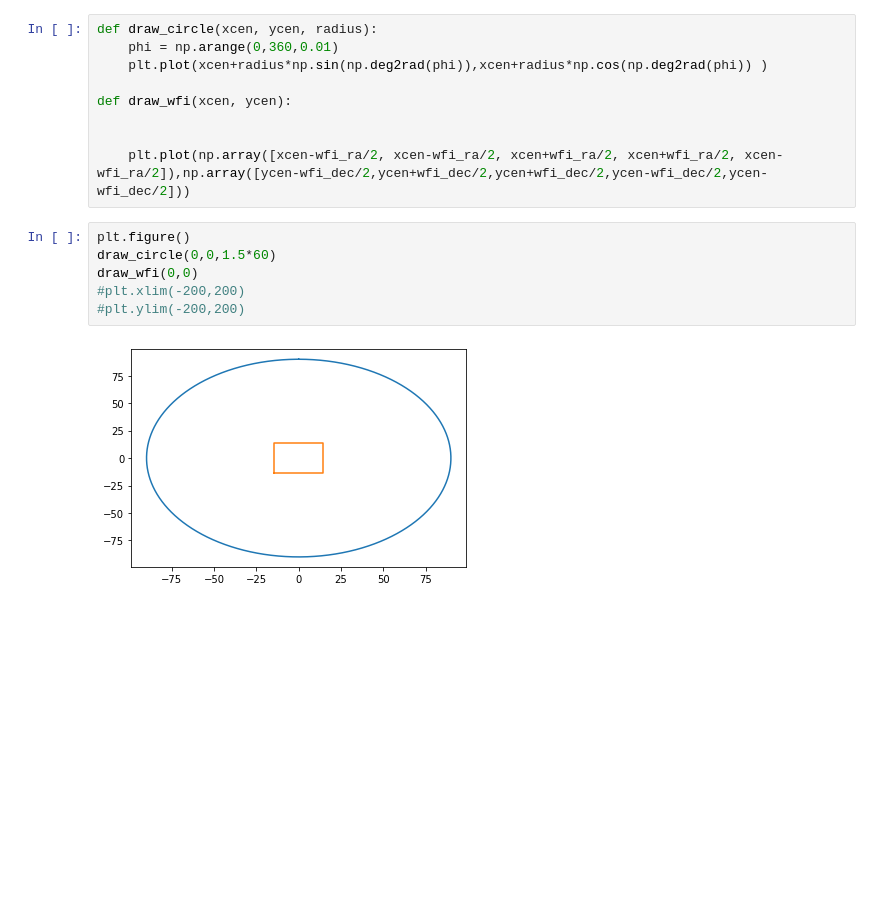
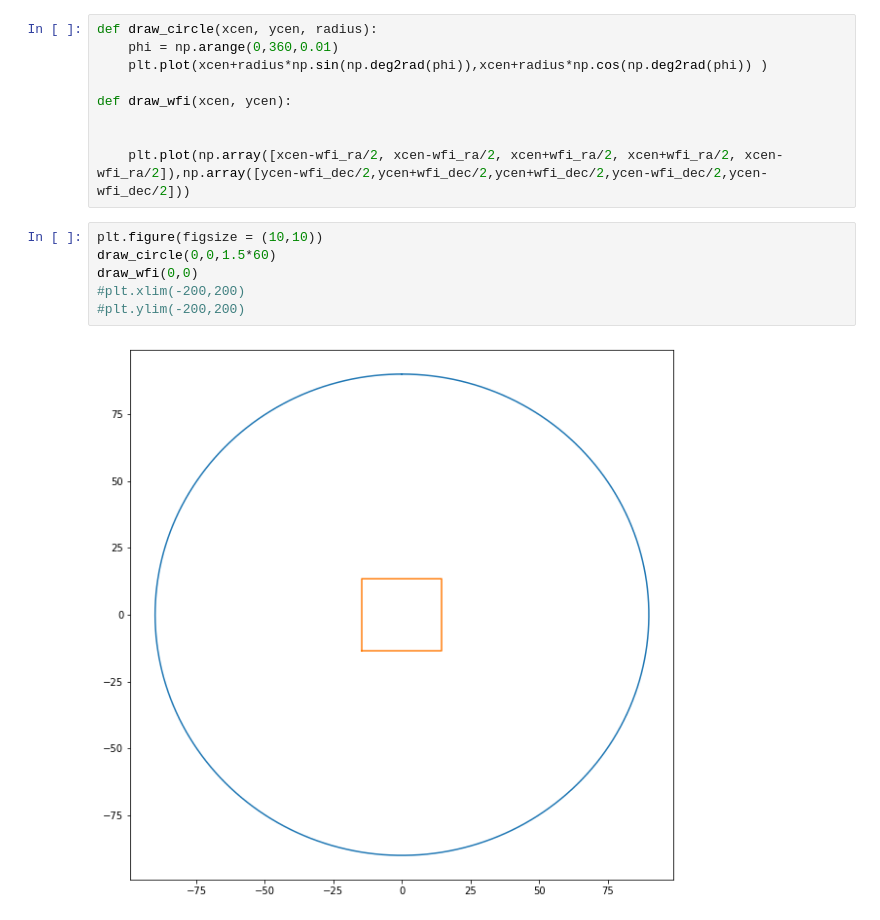
Before and after one commit to ananya971/ligo-desi-gw-follow-up, a Jupyter notebook: cover_with_wfi.ipynb, the cells around one changed output. Drawn from its saved outputs; the diff is of its cells as text; blank space fills up the shorter version.

```diff
--- a/cover_with_wfi.ipynb
+++ b/cover_with_wfi.ipynb
@@ -26,13 +26,13 @@ def draw_wfi(xcen, ycen):
 
     plt.plot(np.array([xcen-wfi_ra/2, xcen-wfi_ra/2, xcen+wfi_ra/2, xcen+wfi_ra/2, xcen-wfi_ra/2]),np.array([ycen-wfi_dec/2,ycen+wfi_dec/2,ycen+wfi_dec/2,ycen-wfi_dec/2,ycen-wfi_dec/2]))
 # %%
-plt.figure()
+plt.figure(figsize = (10,10))
 draw_circle(0,0,1.5*60)
 draw_wfi(0,0)
 #plt.xlim(-200,200)
 #plt.ylim(-200,200)
 # %% [output]
-[figure, old version]
+[figure, new version]
 # %%
 draw_circle(0,0,1.5*60)
 
```
Also changed, not shown: parts of 2 cells of this notebook.
